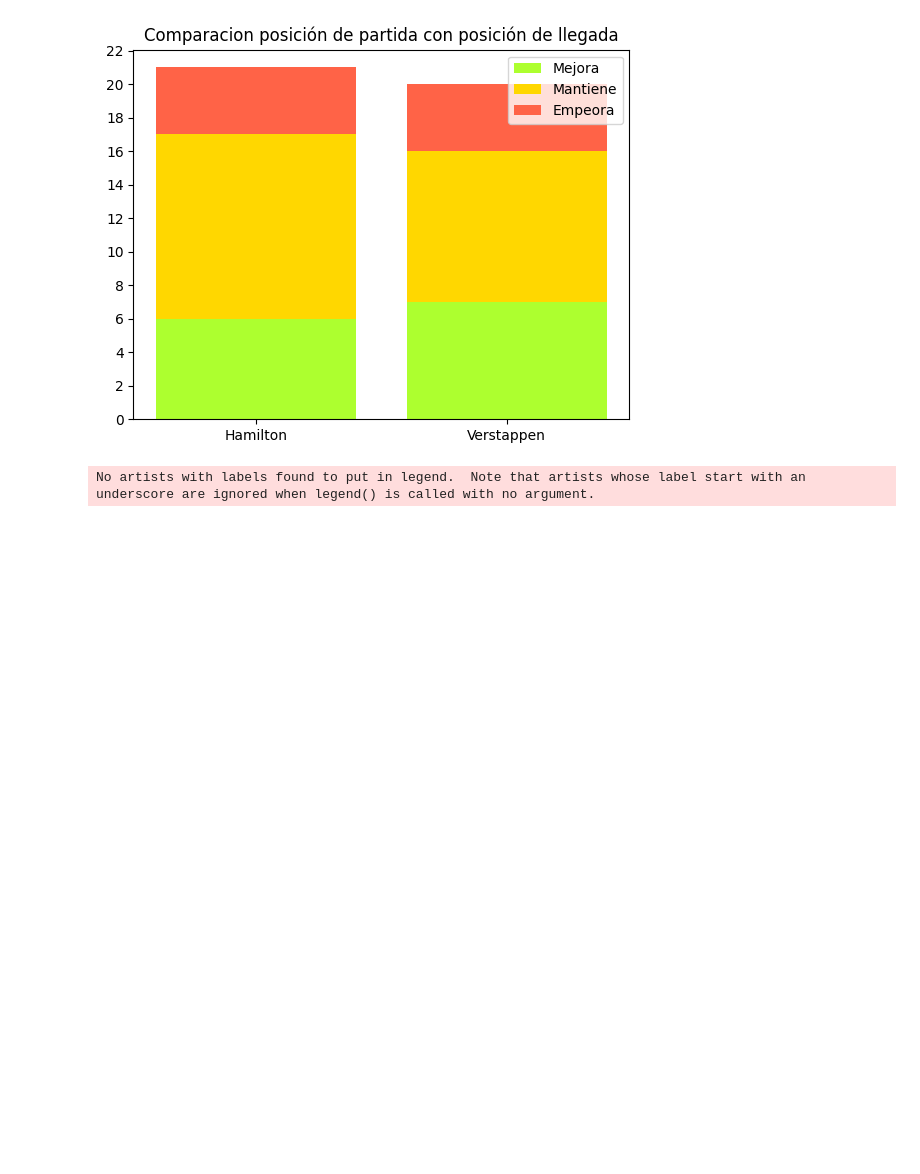
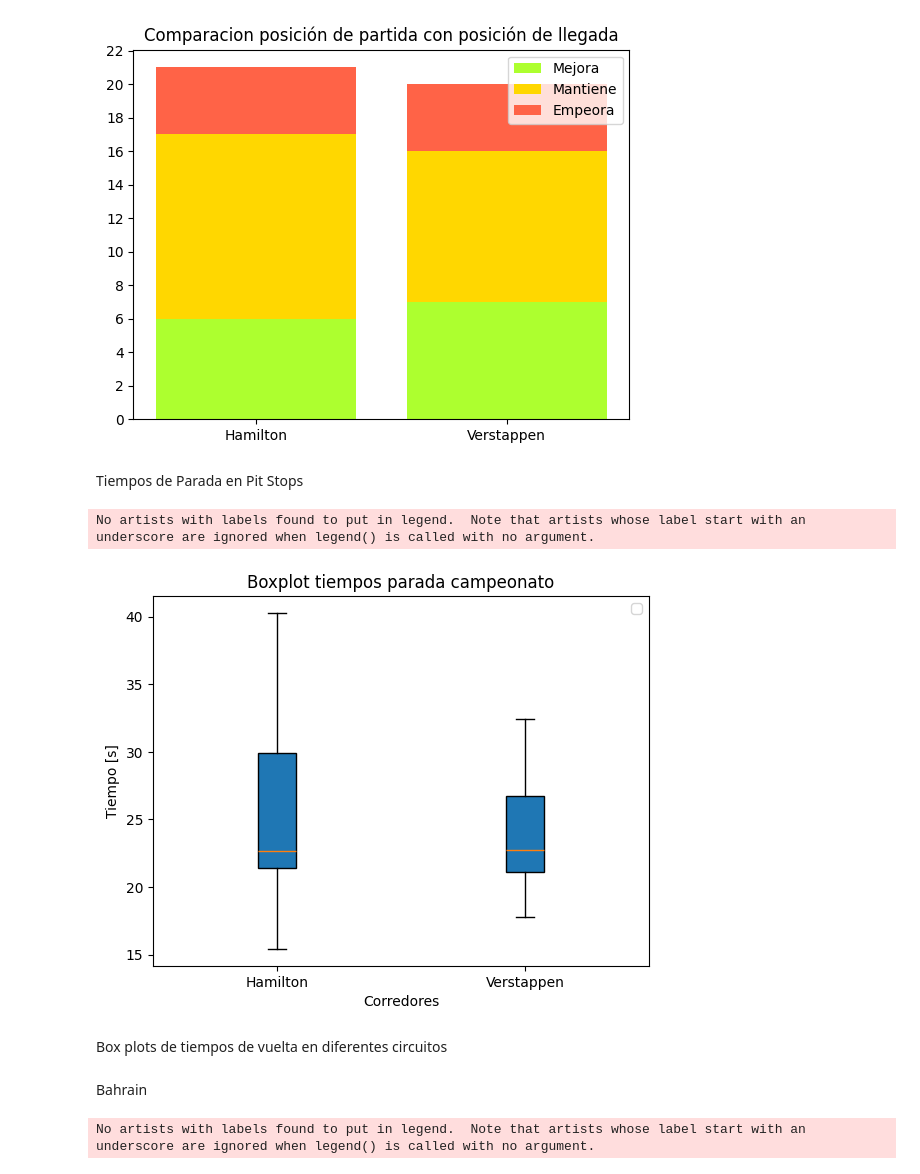
Before and after one commit to stefanods4/SAT-F1, a Jupyter notebook: F1 (1).ipynb, the cells around one changed output. Drawn from its saved outputs; the diff is of its cells as text; code cells hidden in the pictures; blank space fills up the shorter version.

```diff
--- a/F1 (1).ipynb
+++ b/F1 (1).ipynb
@@ -362,6 +321,30 @@ plt.title('Comparacion posición de partida con posición de llegada')
 plt.show()
 # %% [output]
 [figure]
+# %% [markdown]
+Tiempos de Parada en Pit Stops
+# %%
+datos_corredor1.sample(10).transpose()
+#millisecons es la columna que tiene el tiempo de parada en los pits.
+
+pits_1 = datos_corredor1['milliseconds'] / 1000
+pits_2 = datos_corredor2['milliseconds'] / 1000
+
+bp = plt.boxplot([pits_1, pits_2], vert=True, patch_artist=True, labels=['Hamilton', 'Verstappen'], showfliers=False)
+
+plt.title('Boxplot tiempos parada campeonato')
+plt.xlabel('Corredores')
+plt.ylabel('Tiempo [s]')
+plt.legend()
+
+plt.show()
+# %% [output]
+No artists with labels found to put in legend.  Note that artists whose label start with an underscore are ignored when legend() is called with no argument.
+[figure, added]
+# %% [markdown]
+Box plots de tiempos de vuelta en diferentes circuitos
+# %% [markdown]
+Bahrain
 # %%
 datos_carrera_BH = ds.loc[ds['Name'] == 'Bahrain']
 
```
Also changed, not shown: parts of 15 cells of this notebook.
